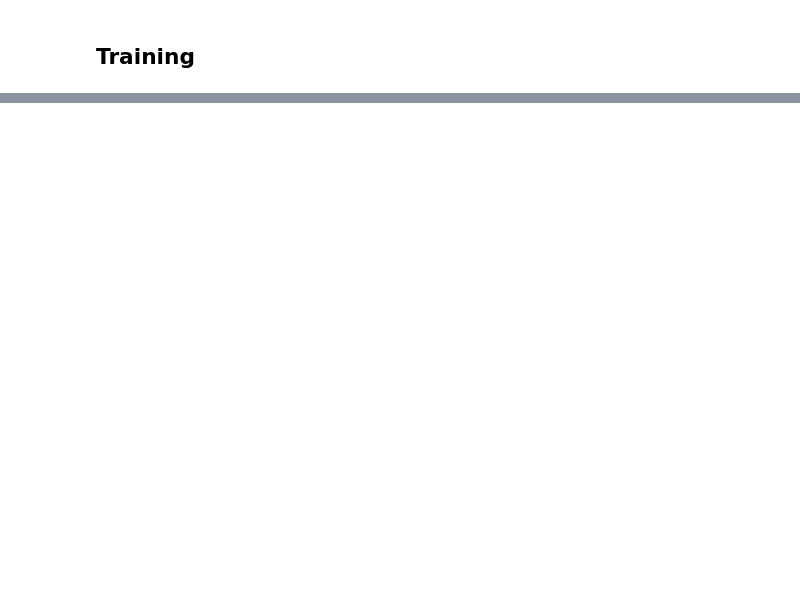
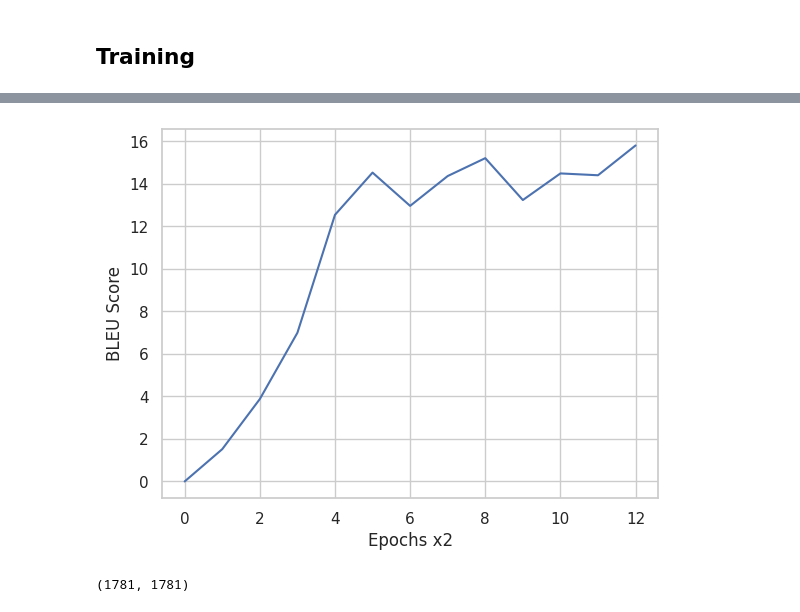
Before and after one commit to phnguyen26/chinese-translation, a Jupyter notebook: model.ipynb, the cells around one changed output, grey strips where cells are left out. Drawn from its saved outputs; the diff is of its cells as text; code cells hidden in the pictures; blank space fills up the shorter version.

```diff
--- a/model.ipynb
+++ b/model.ipynb
@@ -646,0 +645,9 @@ plt.show()
+# %%
+epochs = list(range(len(bleu_scores)))
+plt.plot(epochs, bleu_scores)
+plt.xlabel("Epochs x2")
+plt.ylabel("BLEU Score")
+plt.savefig('./bleu_scores.png')
+plt.show()
+# %% [output]
+[figure, added]
@@ -646,0 +695,4 @@ plt.show()
+# %%
+len(zh_private), len(vi_private)
+# %% [output]
+(1781, 1781)
```
Also changed, not shown: parts of 25 cells of this notebook.
